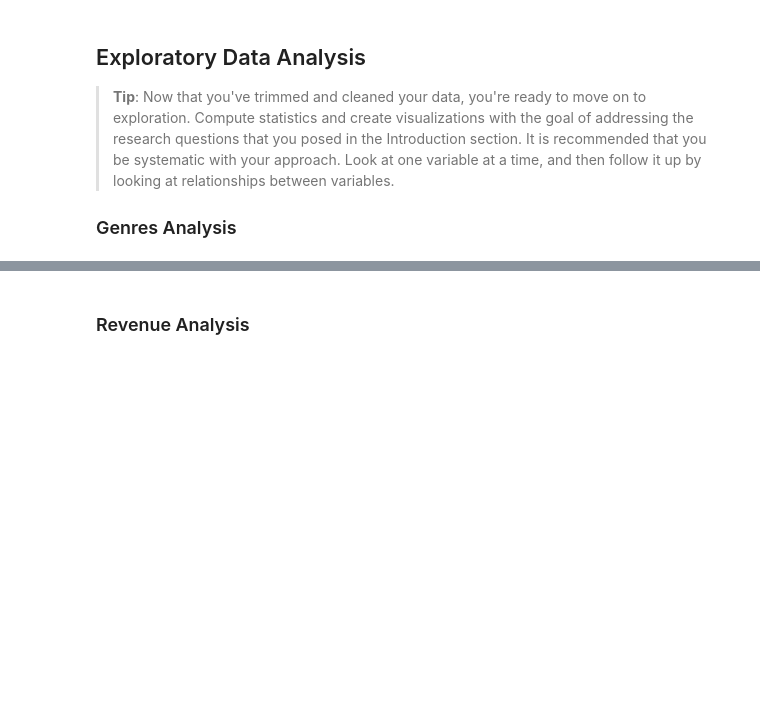
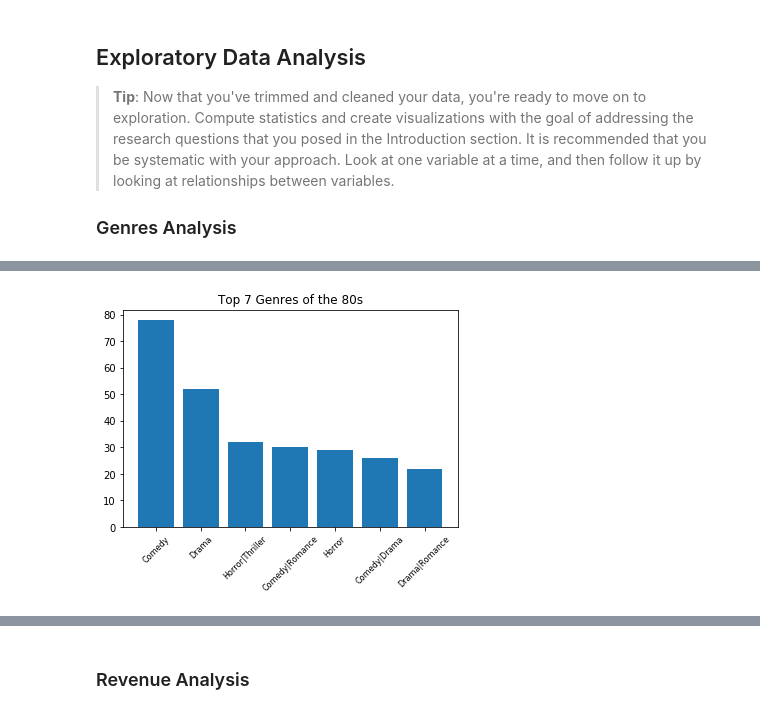
Before and after one commit to salma77/Investigating-data-from-TMDb, a Jupyter notebook: TMDb-Insights.ipynb, the cells around one changed output, grey strips where cells are left out. Cells and saved outputs as stored; diff of their text form; code cells hidden in the pictures; blank space fills up the shorter version.

```diff
--- a/TMDb-Insights.ipynb
+++ b/TMDb-Insights.ipynb
@@ -741,0 +766,8 @@ series.shape
+# %%
+the_80s_genres = movies.query('release_year >= 1980 and release_year <= 1989')['genres'].value_counts().head(7)
+plt.bar(the_80s_genres.keys(), the_80s_genres)
+plt.xticks(rotation=45, fontsize=8)
+plt.title("Top 7 Genres of the 80s")
+plt.show();
+# %% [output]
+[figure, added]
```
Also changed, not shown: parts of 10 cells of this notebook.
